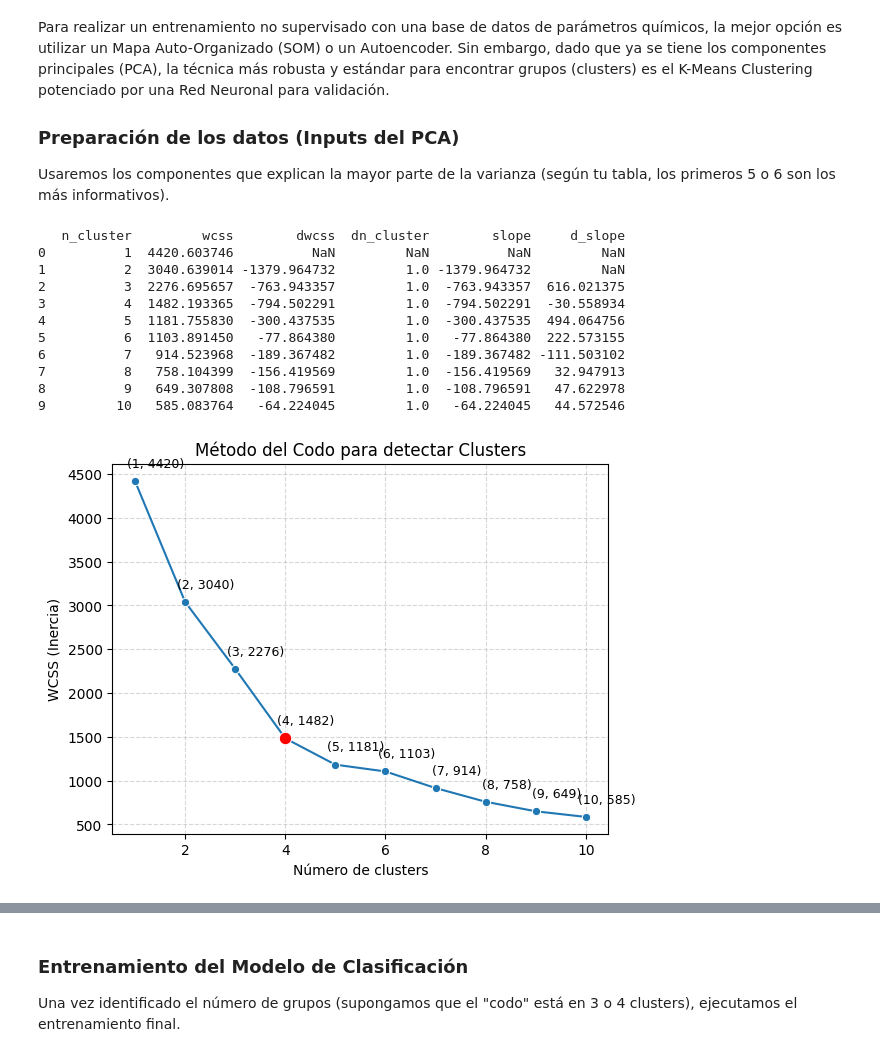
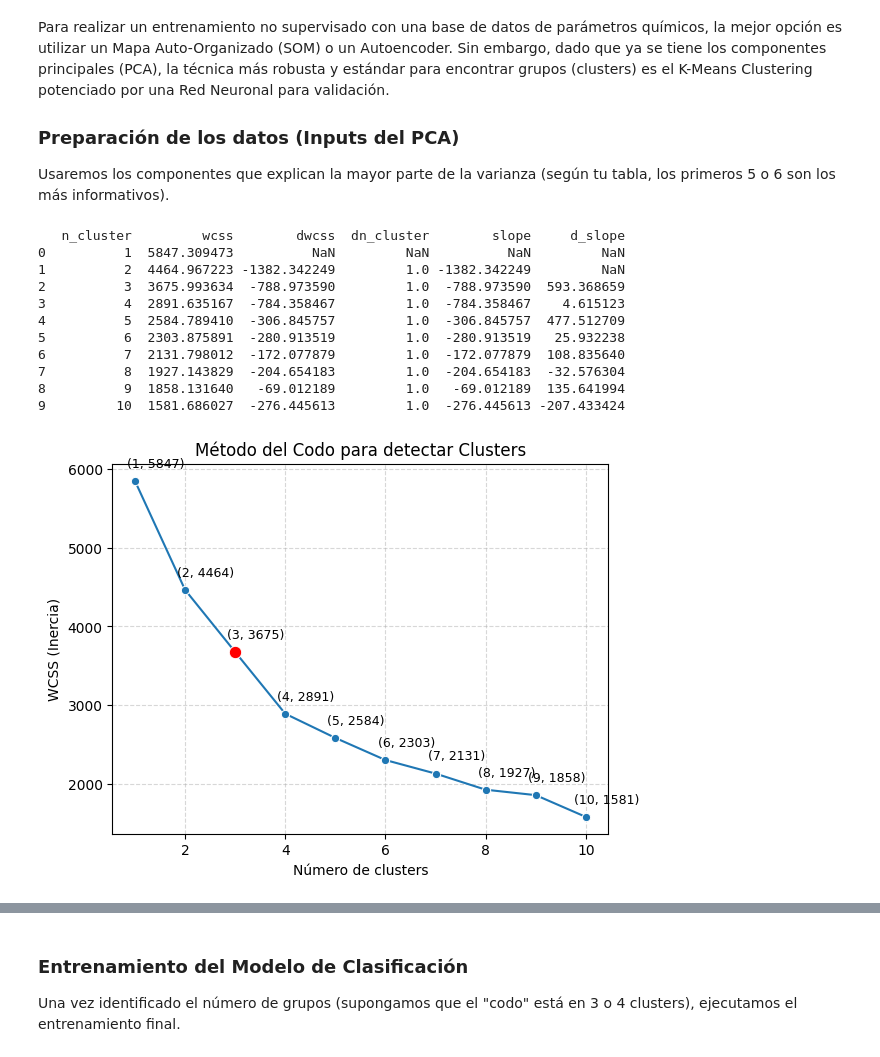
Before and after one commit to mikdevio/leachates_classification_model, a Jupyter notebook: notebooks/02_entrenamiento.ipynb, the cells around one changed output, grey strips where cells are left out. Drawn from its saved outputs; the diff is of its cells as text; code cells hidden in the pictures.

Commit message:
Modified some graph functions and results indices

```diff
--- a/notebooks/02_entrenamiento.ipynb
+++ b/notebooks/02_entrenamiento.ipynb
@@ -64,7 +64,7 @@ def elbow_method(x_data):
 
     wcss_df['d_slope'] = wcss_df['slope'].diff()
 
-    elbow_index = wcss_df[wcss_df['d_slope']<0].first_valid_index()
+    elbow_index = wcss_df['d_slope'].idxmax()
     elbow_point = wcss_df.loc[elbow_index]
 
     print(wcss_df)
@@ -83,22 +83,22 @@ def elbow_method(x_data):
 # %%
 # Usamos los resultados del PCA
 # Seleccionamos, por ejemplo, los primeros 5 componentes principales
-X_unsupervised = data.iloc[:, 2:5]
+X_unsupervised = data.iloc[:, 2:7]
 
 elbow_method(X_unsupervised)
 # %% [output]
    n_cluster         wcss        dwcss  dn_cluster        slope     d_slope
-0          1  4420.603746          NaN         NaN          NaN         NaN
-1          2  3040.639014 -1379.964732         1.0 -1379.964732         NaN
-2          3  2276.695657  -763.943357         1.0  -763.943357  616.021375
-3          4  1482.193365  -794.502291         1.0  -794.502291  -30.558934
-4          5  1181.755830  -300.437535         1.0  -300.437535  494.064756
-5          6  1103.891450   -77.864380         1.0   -77.864380  222.573155
-6          7   914.523968  -189.367482         1.0  -189.367482 -111.503102
-7          8   758.104399  -156.419569         1.0  -156.419569   32.947913
-8          9   649.307808  -108.796591         1.0  -108.796591   47.622978
-9         10   585.083764   -64.224045         1.0   -64.224045   44.572546
+0          1  5847.309473          NaN         NaN          NaN         NaN
+1          2  4464.967223 -1382.342249         1.0 -1382.342249         NaN
+2          3  3675.993634  -788.973590         1.0  -788.973590  593.368659
+3          4  2891.635167  -784.358467         1.0  -784.358467    4.615123
+4          5  2584.789410  -306.845757         1.0  -306.845757  477.512709
+5          6  2303.875891  -280.913519         1.0  -280.913519   25.932238
+6          7  2131.798012  -172.077879         1.0  -172.077879  108.835640
+7          8  1927.143829  -204.654183         1.0  -204.654183  -32.576304
+8          9  1858.131640   -69.012189         1.0   -69.012189  135.641994
+9         10  1581.686027  -276.445613         1.0  -276.445613 -207.433424
-[figure, old version]
+[figure, new version]
 # %%
 # metodo de coeficiente de silueta
 n_range_clusters = 9
```
Also changed, not shown: parts of 3 cells of this notebook, 3 other files.
